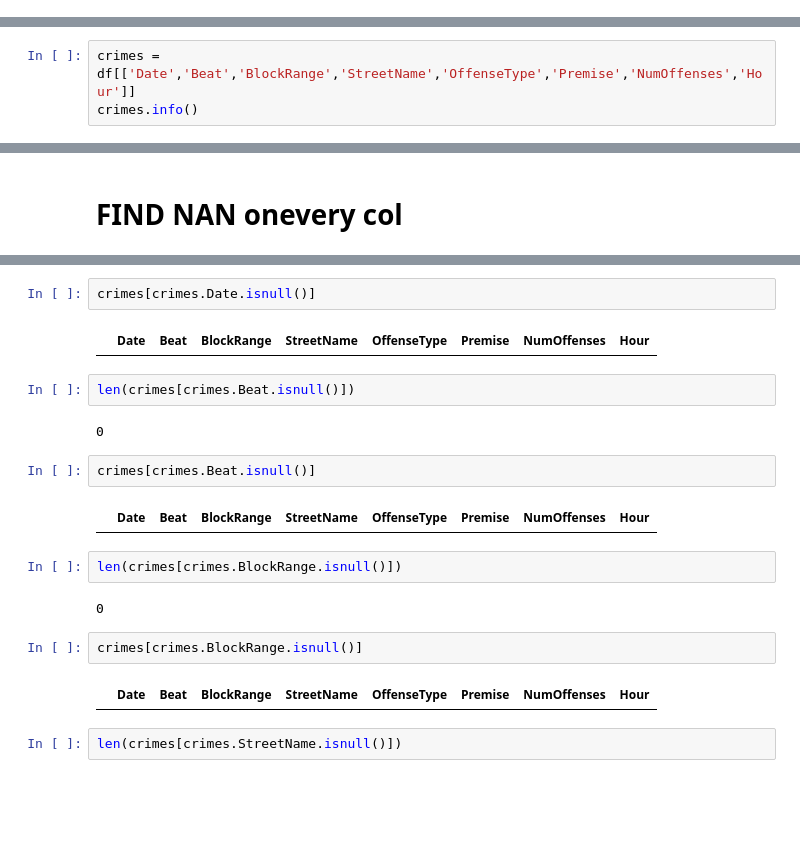
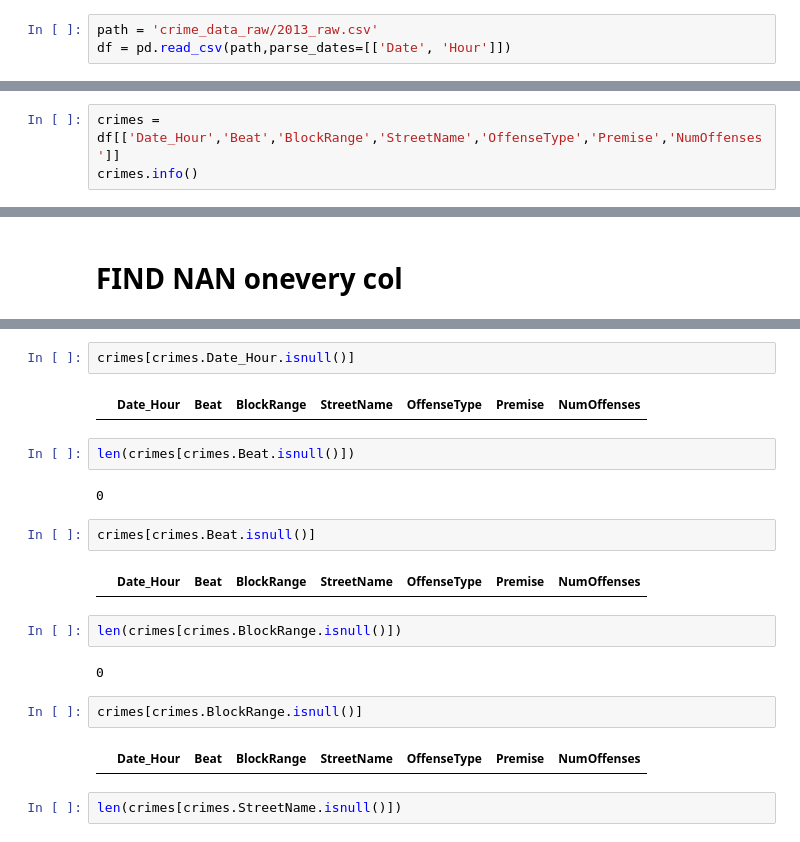
Before and after one commit to franksalas/Crime-Analysis, a Jupyter notebook: data_wrangling/Houston_Crime_Data/HC_2013.ipynb, the cells around one changed output, grey strips where cells are left out. Drawn from its saved outputs; the diff is of its cells as text; blank space fills up the shorter version.

```diff
--- a/data_wrangling/Houston_Crime_Data/HC_2013.ipynb
+++ b/data_wrangling/Houston_Crime_Data/HC_2013.ipynb
@@ -77,0 +85,3 @@ df[df.Date.isnull()]
+# %%
+path = 'crime_data_raw/2013_raw.csv'
+df = pd.read_csv(path,parse_dates=[['Date', 'Hour']])
@@ -219,7 +228,7 @@ memory usage: 10.9+ MB
 # %% [markdown]
 ## Subset dataframe to work on
 # %%
-crimes = df[['Date','Beat','BlockRange','StreetName','OffenseType','Premise','NumOffenses','Hour']]
+crimes = df[['Date_Hour','Beat','BlockRange','StreetName','OffenseType','Premise','NumOffenses']]
 crimes.info()
 # %% [output]
 <class 'pandas.core.frame.DataFrame'>
@@ -249,9 +257,9 @@ len(crimes[crimes.Date.isnull()])
 # %% [output]
 0
 # %%
-crimes[crimes.Date.isnull()]
+crimes[crimes.Date_Hour.isnull()]
 # %% [output]
-|  | Date | Beat | BlockRange | StreetName | OffenseType | Premise | NumOffenses | Hour |
+|  | Date_Hour | Beat | BlockRange | StreetName | OffenseType | Premise | NumOffenses |
 # %%
 len(crimes[crimes.Beat.isnull()])
 # %% [output]
@@ -259,7 +267,7 @@ len(crimes[crimes.Beat.isnull()])
 # %%
 crimes[crimes.Beat.isnull()]
 # %% [output]
-|  | Date | Beat | BlockRange | StreetName | OffenseType | Premise | NumOffenses | Hour |
+|  | Date_Hour | Beat | BlockRange | StreetName | OffenseType | Premise | NumOffenses |
 # %%
 len(crimes[crimes.BlockRange.isnull()])
 # %% [output]
@@ -267,7 +275,7 @@ len(crimes[crimes.BlockRange.isnull()])
 # %%
 crimes[crimes.BlockRange.isnull()]
 # %% [output]
-|  | Date | Beat | BlockRange | StreetName | OffenseType | Premise | NumOffenses | Hour |
+|  | Date_Hour | Beat | BlockRange | StreetName | OffenseType | Premise | NumOffenses |
 # %%
 len(crimes[crimes.StreetName.isnull()])
 # %% [output]
```
Also changed, not shown: parts of 61 cells of this notebook, 24 other files.
